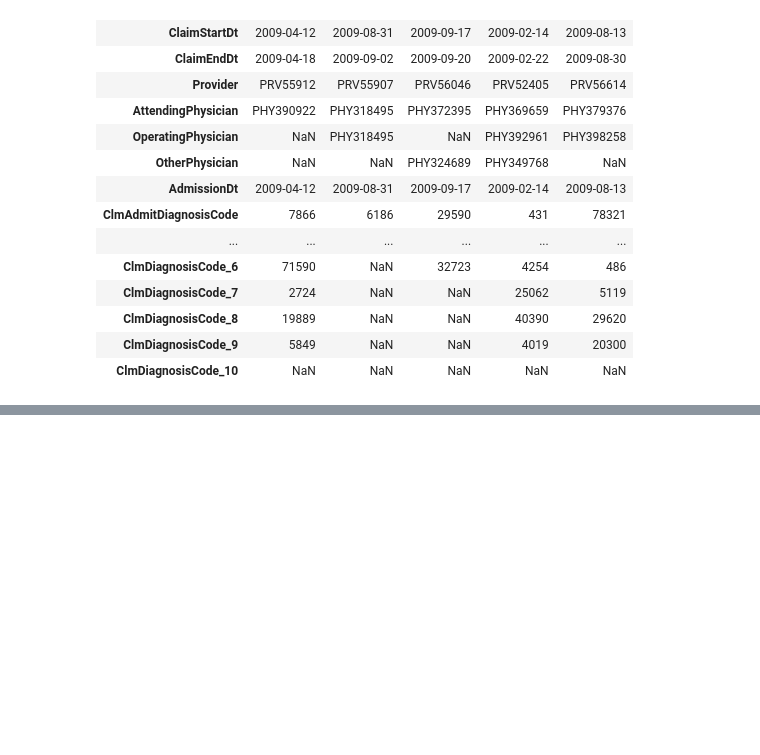
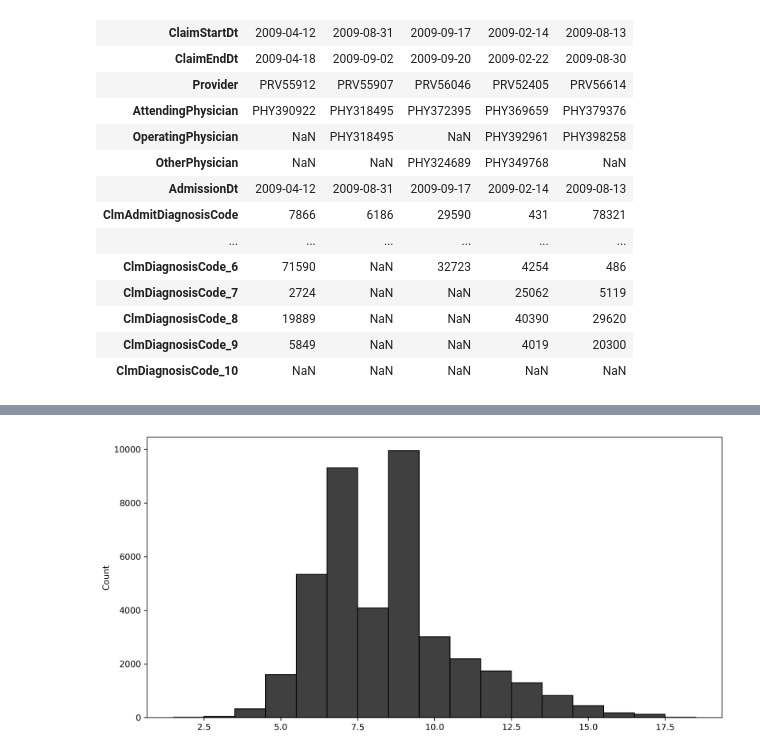
Before and after one commit to ashen007/MedicalCostPrediction-insurance_fraudDetection, a Jupyter notebook: notebooks/data quality/data quality(inpatient).ipynb, the cells around one changed output, grey strips where cells are left out. Saved outputs shown, nothing was run; the diff lists cells and outputs as text; code cells hidden in the pictures; blank space fills up the shorter version.

```diff
--- a/notebooks/data quality/data quality(inpatient).ipynb
+++ b/notebooks/data quality/data quality(inpatient).ipynb
@@ -69,0 +100,4 @@ inpatient_data[cat].head().T
+# %%
+checker.render_case_missing_matrix(axis=1)
+# %% [output]
+[figure, added]
```
Also changed, not shown: parts of 5 cells of this notebook, 1 other file.
